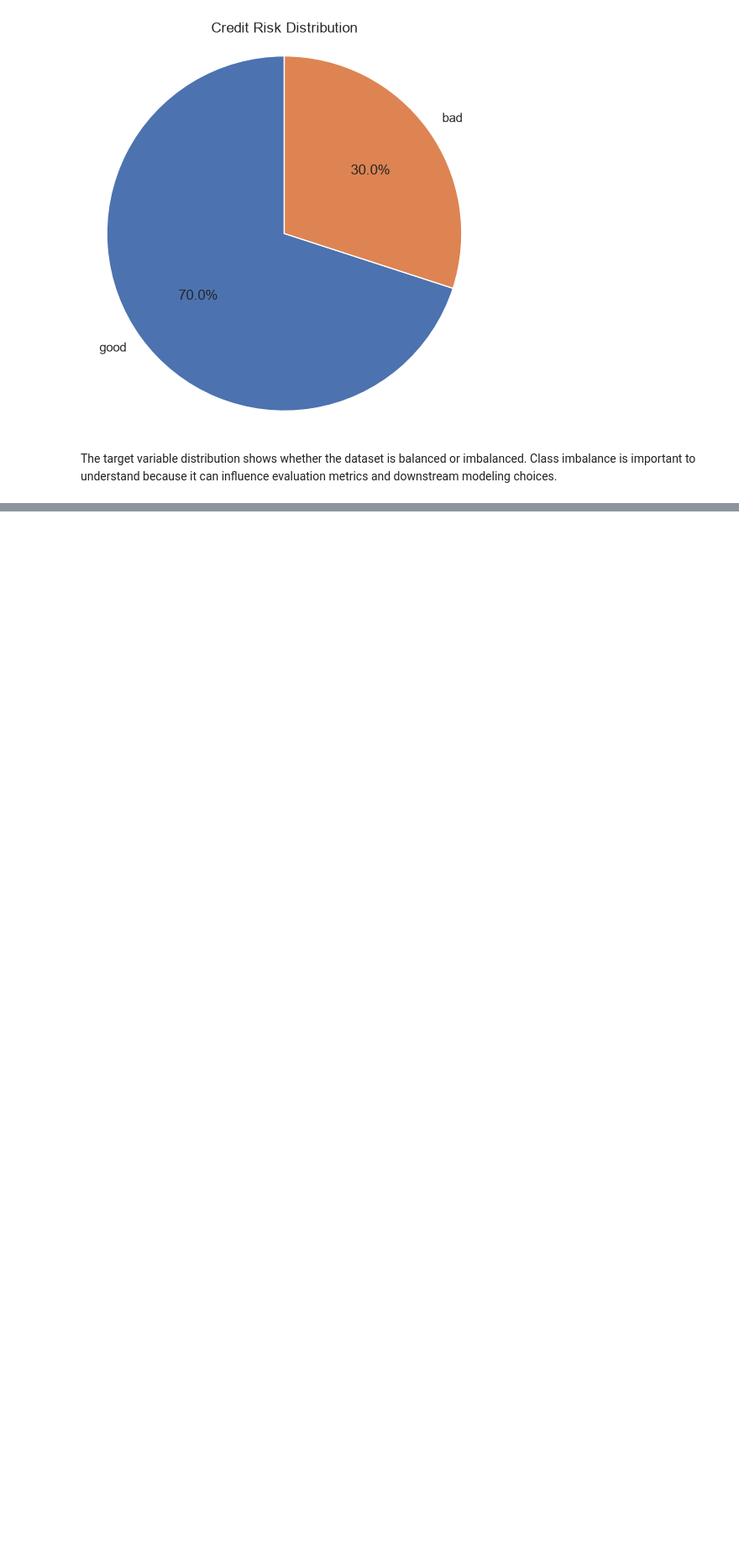
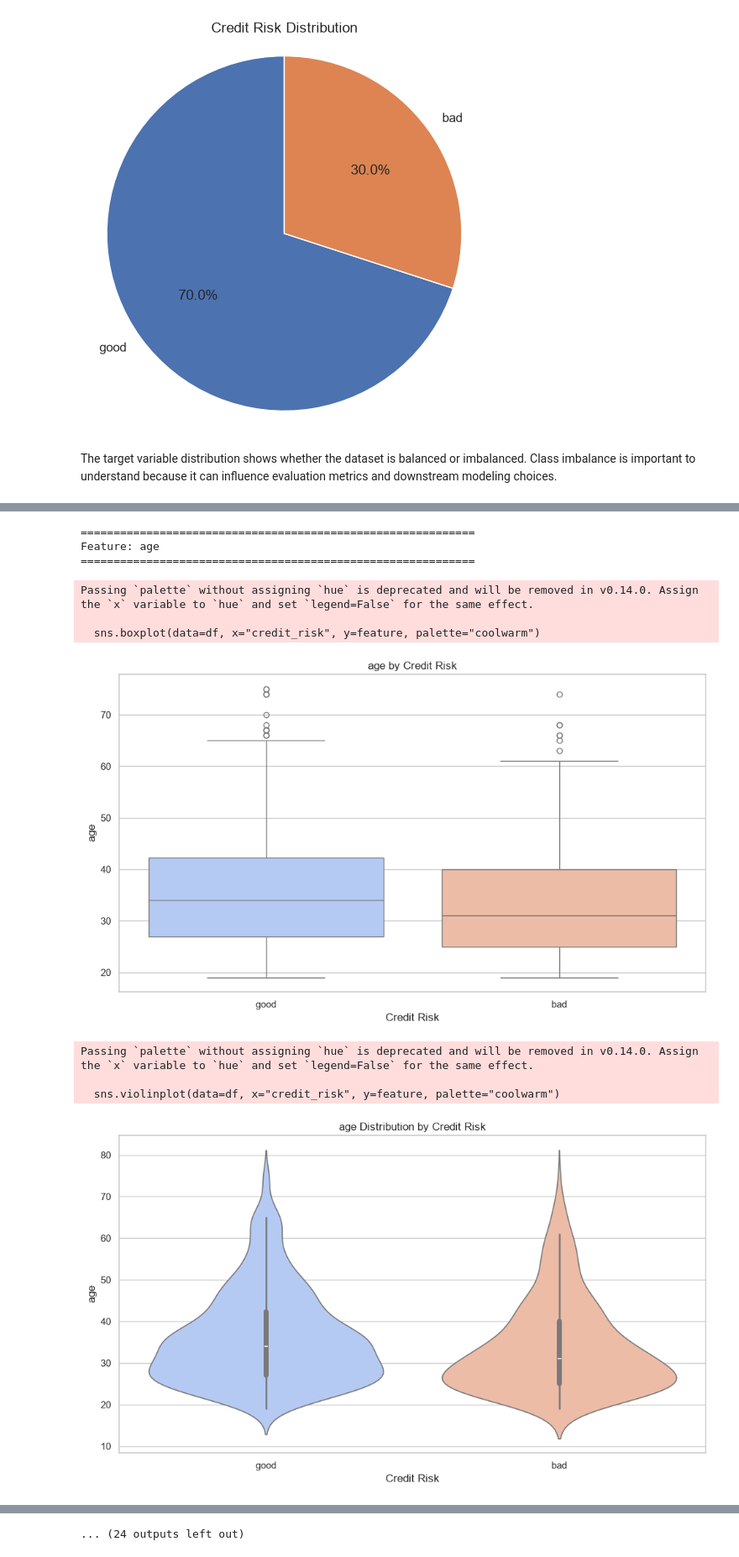
Before and after one commit to muzammilmarwat/CodeAlpha_CreditScoringModel, a Jupyter notebook: notebooks/01_Exploratory_Data_Analysis.ipynb, the cells around one changed output, grey strips where cells are left out. Shown at 84% size. Saved outputs shown, nothing was run; the diff lists cells and outputs as text; code cells hidden in the pictures; blank space fills up the shorter version.

```diff
--- a/notebooks/01_Exploratory_Data_Analysis.ipynb
+++ b/notebooks/01_Exploratory_Data_Analysis.ipynb
@@ -219,0 +403,51 @@ The target variable distribution shows whether the dataset is balanced or imbala
+# %%
+import pandas as pd
+import matplotlib.pyplot as plt
+import seaborn as sns
+
+plt.rcParams["figure.figsize"] = (10, 6)
+sns.set_theme(style="whitegrid")
+
+numerical_features = [
+    "age",
+    "credit_amount",
+    "duration_months",
+    "existing_credits",
+    "installment_rate",
+    "people_liable",
+    "present_residence_years",
+]
+
+for feature in numerical_features:
+    print(f"\n{'=' * 60}\nFeature: {feature}\n{'=' * 60}")
+
+    plt.figure(figsize=(10, 6))
+    sns.boxplot(data=df, x="credit_risk", y=feature, palette="coolwarm")
+    plt.title(f"{feature} by Credit Risk")
+    plt.xlabel("Credit Risk")
+    plt.ylabel(feature)
+    plt.tight_layout()
+    plt.show()
+
+    plt.figure(figsize=(10, 6))
+    sns.violinplot(data=df, x="credit_risk", y=feature, palette="coolwarm")
+    plt.title(f"{feature} Distribution by Credit Risk")
+    plt.xlabel("Credit Risk")
+    plt.ylabel(feature)
+    plt.tight_layout()
+    plt.show()
+
+    print(df.groupby("credit_risk")[feature].describe().round(2))
+    print()
+# %% [output]
+============================================================
+Feature: age
+============================================================
+Passing `palette` without assigning `hue` is deprecated and will be removed in v0.14.0. Assign the `x` variable to `hue` and set `legend=False` for the same effect.
+
+  sns.boxplot(data=df, x="credit_risk", y=feature, palette="coolwarm")
+[figure, added]
+Passing `palette` without assigning `hue` is deprecated and will be removed in v0.14.0. Assign the `x` variable to `hue` and set `legend=False` for the same effect.
+
+  sns.violinplot(data=df, x="credit_risk", y=feature, palette="coolwarm")
+[figure, added]
@@ -219,0 +483 @@ The target variable distribution shows whether the dataset is balanced or imbala
+... (24 outputs left out)
```
Also changed, not shown: parts of 15 cells of this notebook, 27 other files.
